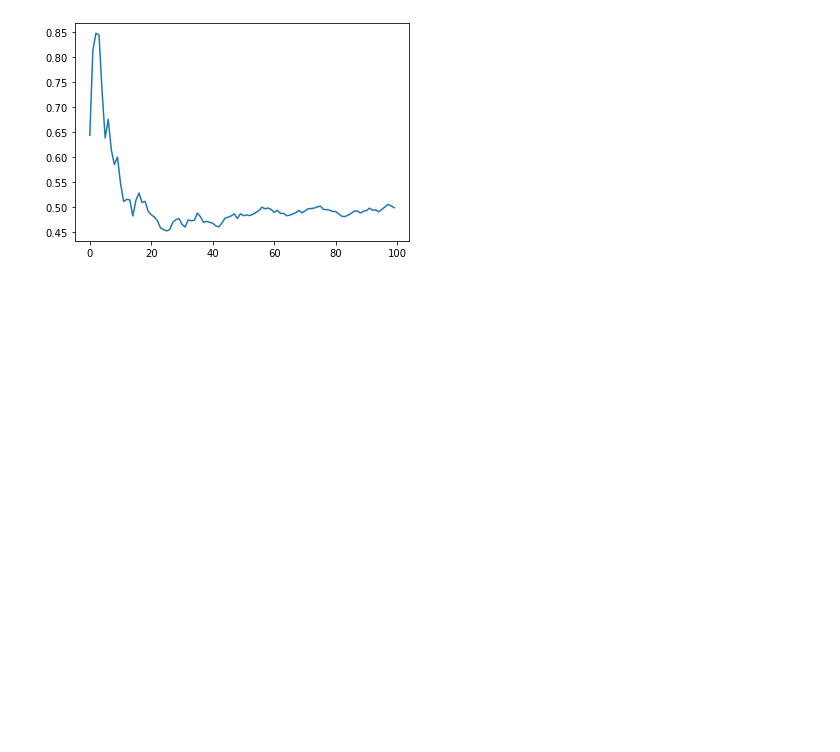
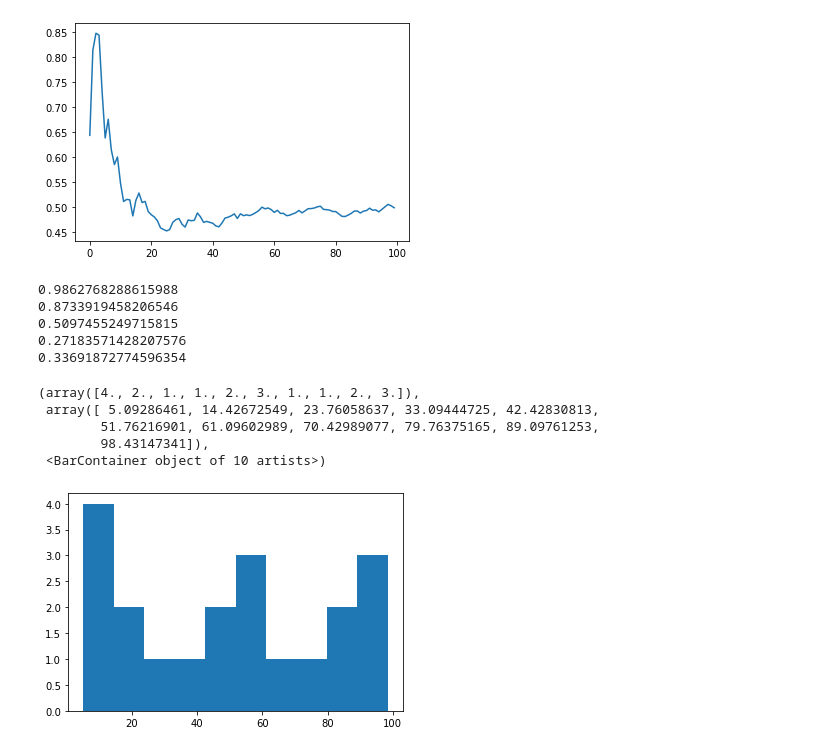
Before and after one commit to NainAcero/simulacion, a Jupyter notebook: Untitled.ipynb, the cells around one changed output. Drawn from its saved outputs; the diff is of its cells as text; code cells hidden in the pictures; blank space fills up the shorter version.

```diff
--- a/Untitled.ipynb
+++ b/Untitled.ipynb
@@ -54,3 +57,28 @@ plt.plot(data_x)
 # %% [output]
 [<matplotlib.lines.Line2D at 0x...>]
 [figure]
+# %%
+np.random.seed(2020)
+for i in range(5):
+    print( np.random.random() )
+# %% [output]
+0.9862768288615988
+0.8733919458206546
+0.5097455249715815
+0.27183571428207576
+0.33691872774596354
+# %%
+a = 1
+b = 100
+n = 20
+data = np.random.uniform(a, b, n)
+# %%
+%matplotlib inline
+plt.hist(data)
+# %% [output]
+(array([4., 2., 1., 1., 2., 3., 1., 1., 2., 3.]),
+ array([ 5.09286461, 14.42672549, 23.76058637, 33.09444725, 42.42830813,
+        51.76216901, 61.09602989, 70.42989077, 79.76375165, 89.09761253,
+        98.43147341]),
+ <BarContainer object of 10 artists>)
+[figure, added]
```
Also changed, not shown: parts of 6 cells of this notebook, 2 other files.
